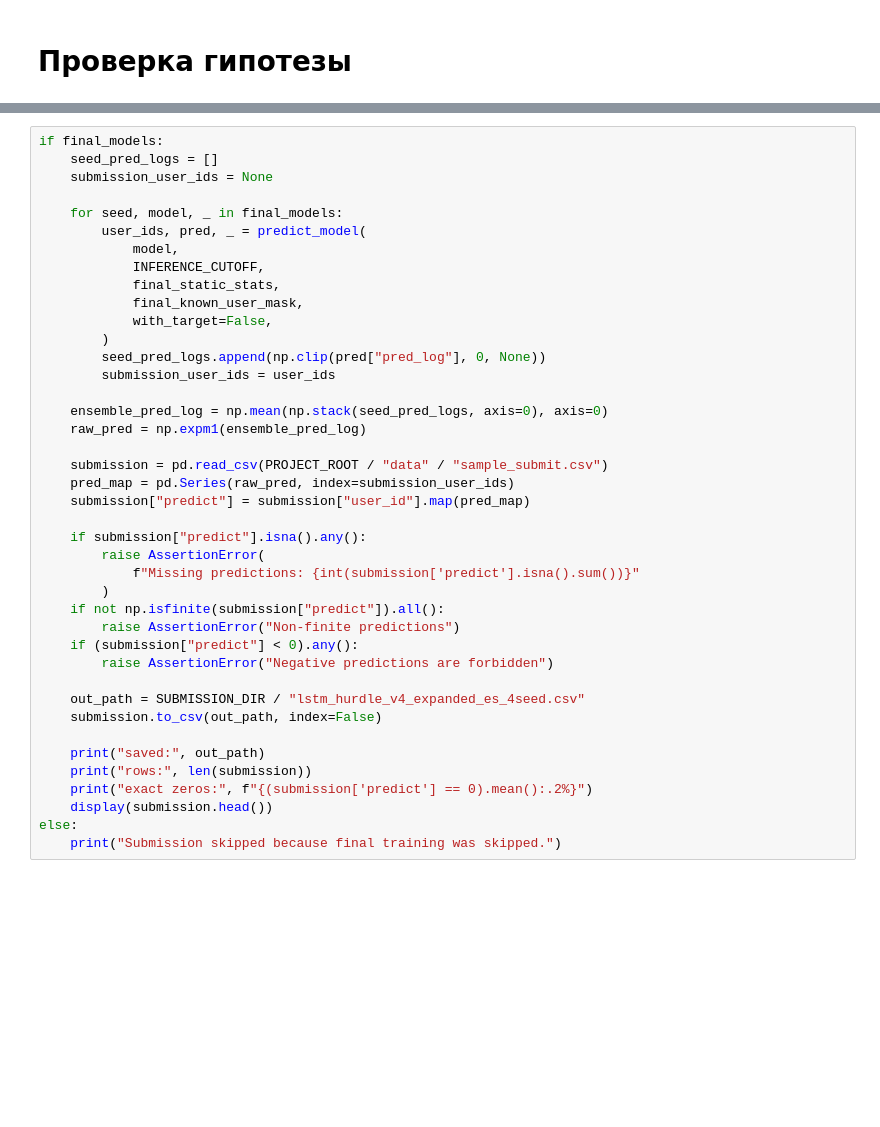
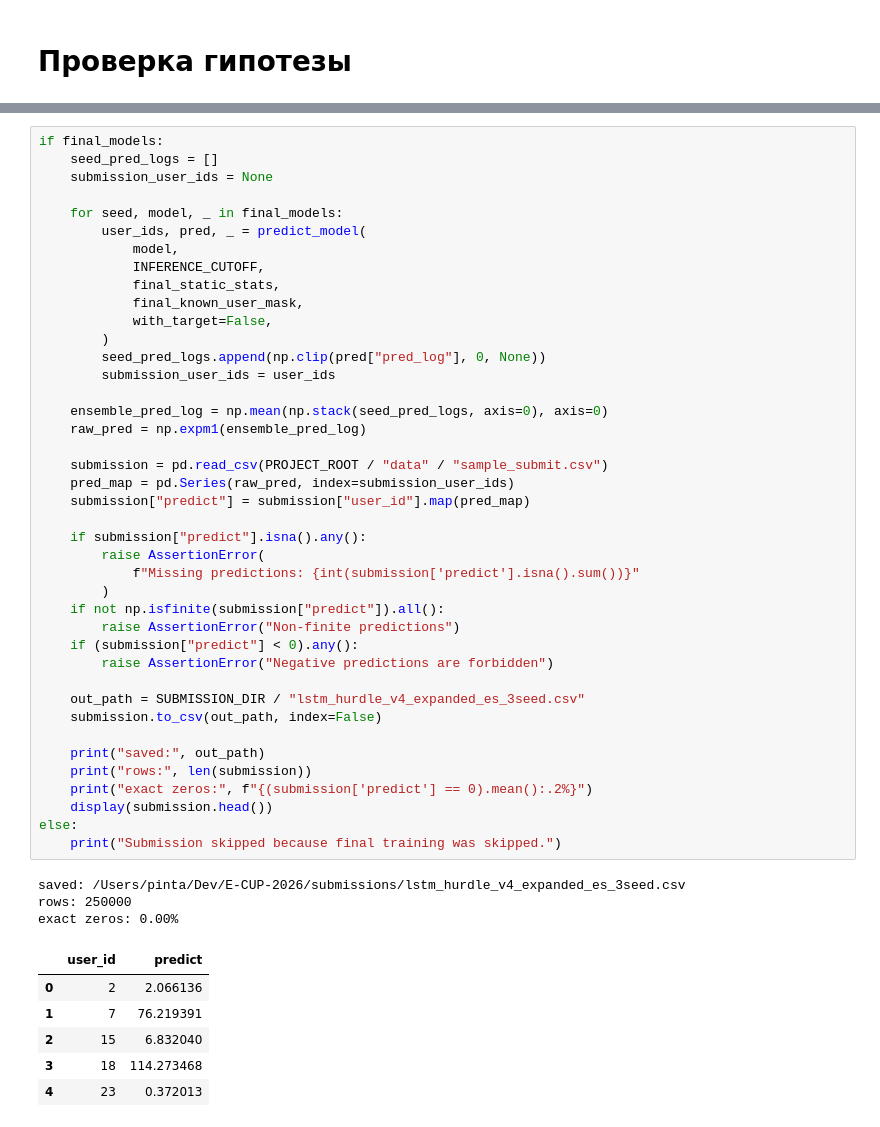
Before and after one commit to Sav1nDm1tr11/E-CUP-2026, a Jupyter notebook: notebooks/modeling/07_LSTM.ipynb, the cells around one changed output, grey strips where cells are left out. Drawn from its saved outputs; the diff is of its cells as text; blank space fills up the shorter version.

```diff
--- a/notebooks/modeling/07_LSTM.ipynb
+++ b/notebooks/modeling/07_LSTM.ipynb
@@ -4409,32 +4535,42 @@ if final_models:
             final_known_user_mask,
             with_target=False,
         )
         seed_pred_logs.append(np.clip(pred["pred_log"], 0, None))
         submission_user_ids = user_ids
 
     ensemble_pred_log = np.mean(np.stack(seed_pred_logs, axis=0), axis=0)
     raw_pred = np.expm1(ensemble_pred_log)
 
     submission = pd.read_csv(PROJECT_ROOT / "data" / "sample_submit.csv")
     pred_map = pd.Series(raw_pred, index=submission_user_ids)
     submission["predict"] = submission["user_id"].map(pred_map)
 
     if submission["predict"].isna().any():
         raise AssertionError(
             f"Missing predictions: {int(submission['predict'].isna().sum())}"
         )
     if not np.isfinite(submission["predict"]).all():
         raise AssertionError("Non-finite predictions")
     if (submission["predict"] < 0).any():
         raise AssertionError("Negative predictions are forbidden")
 
-    out_path = SUBMISSION_DIR / "lstm_hurdle_v4_expanded_es_4seed.csv"
+    out_path = SUBMISSION_DIR / "lstm_hurdle_v4_expanded_es_3seed.csv"
     submission.to_csv(out_path, index=False)
 
     print("saved:", out_path)
     print("rows:", len(submission))
     print("exact zeros:", f"{(submission['predict'] == 0).mean():.2%}")
     display(submission.head())
 else:
     print("Submission skipped because final training was skipped.")
+# %% [output]
+saved: /Users/pinta/Dev/E-CUP-2026/submissions/lstm_hurdle_v4_expanded_es_3seed.csv
+rows: 250000
+exact zeros: 0.00%
+|  | user_id | predict |
+| 0 | 2 | 2.066136 |
+| 1 | 7 | 76.219391 |
+| 2 | 15 | 6.832040 |
+| 3 | 18 | 114.273468 |
+| 4 | 23 | 0.372013 |
 # %% [markdown]
```
Also changed, not shown: parts of 30 cells of this notebook, 20 other files.
